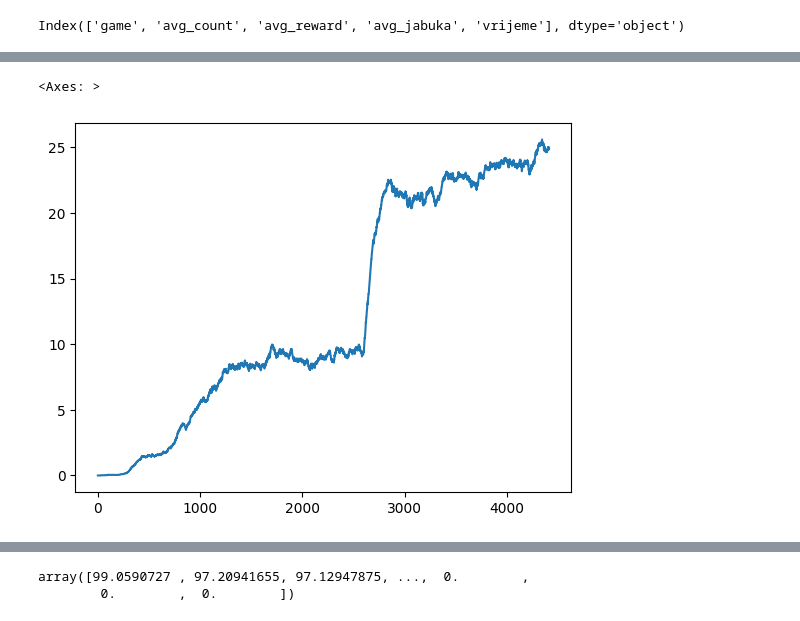
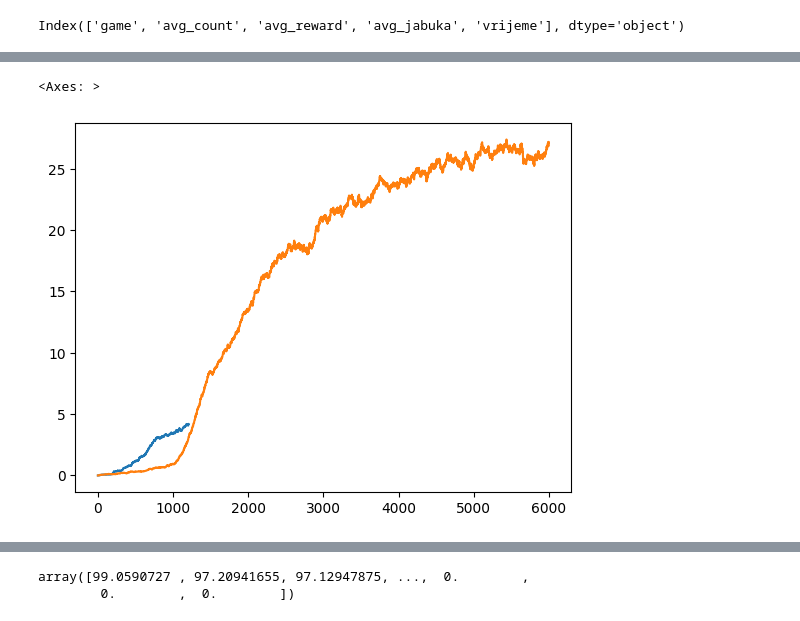
Before and after one commit to Lvlad0022/Diplomski, a Jupyter notebook: snake_biljeznica.ipynb, the cells around one changed output, grey strips where cells are left out. Cells and saved outputs as stored; diff of their text form; code cells hidden in the pictures.

```diff
--- a/snake_biljeznica.ipynb
+++ b/snake_biljeznica.ipynb
@@ -10,7 +10,9 @@ random.randint(0,1)
 0
 # %%
 
-df1 = pd.read_csv(r"C:\Users\lovro\Desktop\snake\snake__polyakTrue_gamma0.99_doubleqTrue_priorityFalse_2025-11-29_16-37-21")
+df1 = pd.read_csv(r"C:\Users\lovro\Desktop\snake\snake__polyakTrue_gamma0.99_doubleqTrue_priorityTrue_noisynetTrue_no_survive_reward_2025-12-02_12-22-22")
+
+df2 = pd.read_csv(r"C:\Users\lovro\Desktop\snake\snake__polyakTrue_gamma0.99_doubleqTrue_priorityTrue_noisynetTrue_no_survive_reward_2025-12-01_14-33-12")
 # %%
 df1.columns
 # %% [output]
@@ -18,6 +26,7 @@ Index(['game', 'avg_count', 'avg_reward', 'avg_jabuka', 'vrijeme'], dtype='objec
 # %%
 (df1["avg_jabuka"]).plot()
+(df2["avg_jabuka"]).plot()
 # %% [output]
 <Axes: >
-[figure, old version]
+[figure, new version]
 # %%
```
Also changed, not shown: parts of 4 cells of this notebook, 22 other files.
